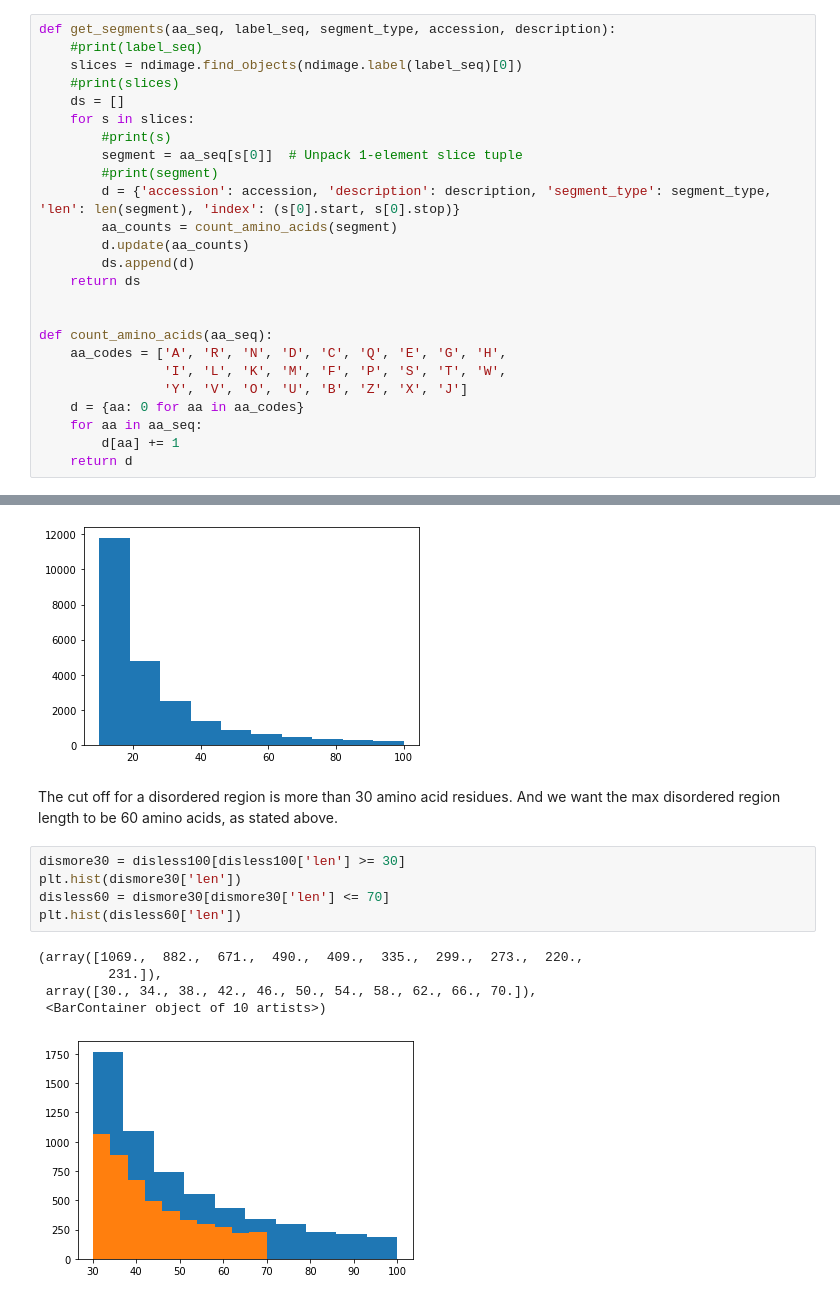
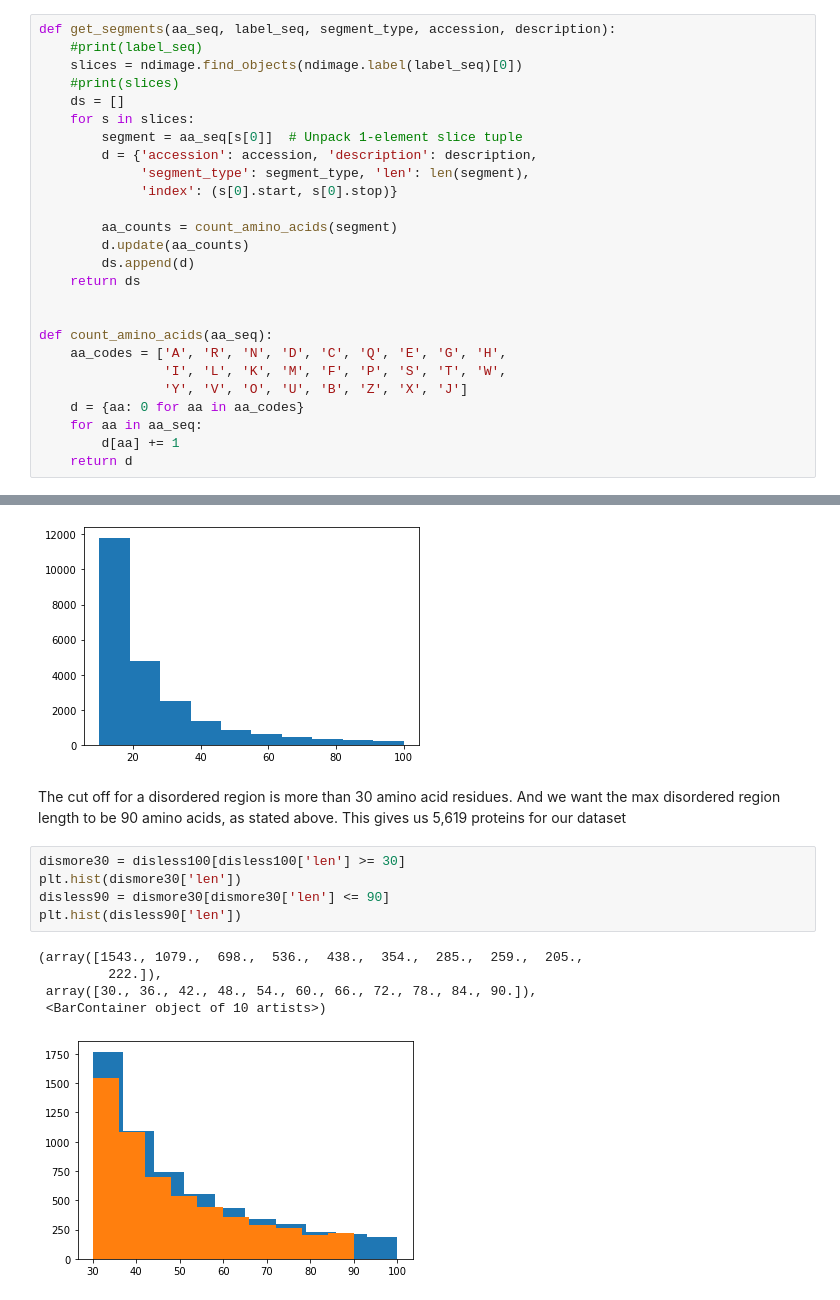
Before and after one commit to Discovery-IDRs/predIDR, a Jupyter notebook: analysis/inpainting_exploration.ipynb, the cells around one changed output, grey strips where cells are left out. Saved outputs shown, nothing was run; the diff lists cells and outputs as text.

Commit message:
updated inpainting exploration data visualizations

```diff
--- a/analysis/inpainting_exploration.ipynb
+++ b/analysis/inpainting_exploration.ipynb
@@ -13,10 +13,11 @@ def get_segments(aa_seq, label_seq, segment_type, accession, description):
     #print(slices)
     ds = []
     for s in slices:
-        #print(s)
         segment = aa_seq[s[0]]  # Unpack 1-element slice tuple
-        #print(segment)
-        d = {'accession': accession, 'description': description, 'segment_type': segment_type, 'len': len(segment), 'index': (s[0].start, s[0].stop)}
+        d = {'accession': accession, 'description': description,
+             'segment_type': segment_type, 'len': len(segment),
+             'index': (s[0].start, s[0].stop)}
+
         aa_counts = count_amino_acids(segment)
         d.update(aa_counts)
         ds.append(d)
@@ -120,15 +121,15 @@ plt.hist(disless100['len'])
  <BarContainer object of 10 artists>)
 [figure]
 # %% [markdown]
-The cut off for a disordered region is more than 30 amino acid residues. And we want the max disordered region length to be 60 amino acids, as stated above.
+The cut off for a disordered region is more than 30 amino acid residues. And we want the max disordered region length to be 90 amino acids, as stated above. This gives us 5,619 proteins for our dataset
 # %%
 dismore30 = disless100[disless100['len'] >= 30]
 plt.hist(dismore30['len'])
-disless60 = dismore30[dismore30['len'] <= 70]
-plt.hist(disless60['len'])
+disless90 = dismore30[dismore30['len'] <= 90]
+plt.hist(disless90['len'])
 # %% [output]
-(array([1069.,  882.,  671.,  490.,  409.,  335.,  299.,  273.,  220.,
-         231.]),
- array([30., 34., 38., 42., 46., 50., 54., 58., 62., 66., 70.]),
+(array([1543., 1079.,  698.,  536.,  438.,  354.,  285.,  259.,  205.,
+         222.]),
+ array([30., 36., 42., 48., 54., 60., 66., 72., 78., 84., 90.]),
  <BarContainer object of 10 artists>)
-[figure, old version]
+[figure, new version]
```
Also changed, not shown: parts of 7 cells of this notebook.
